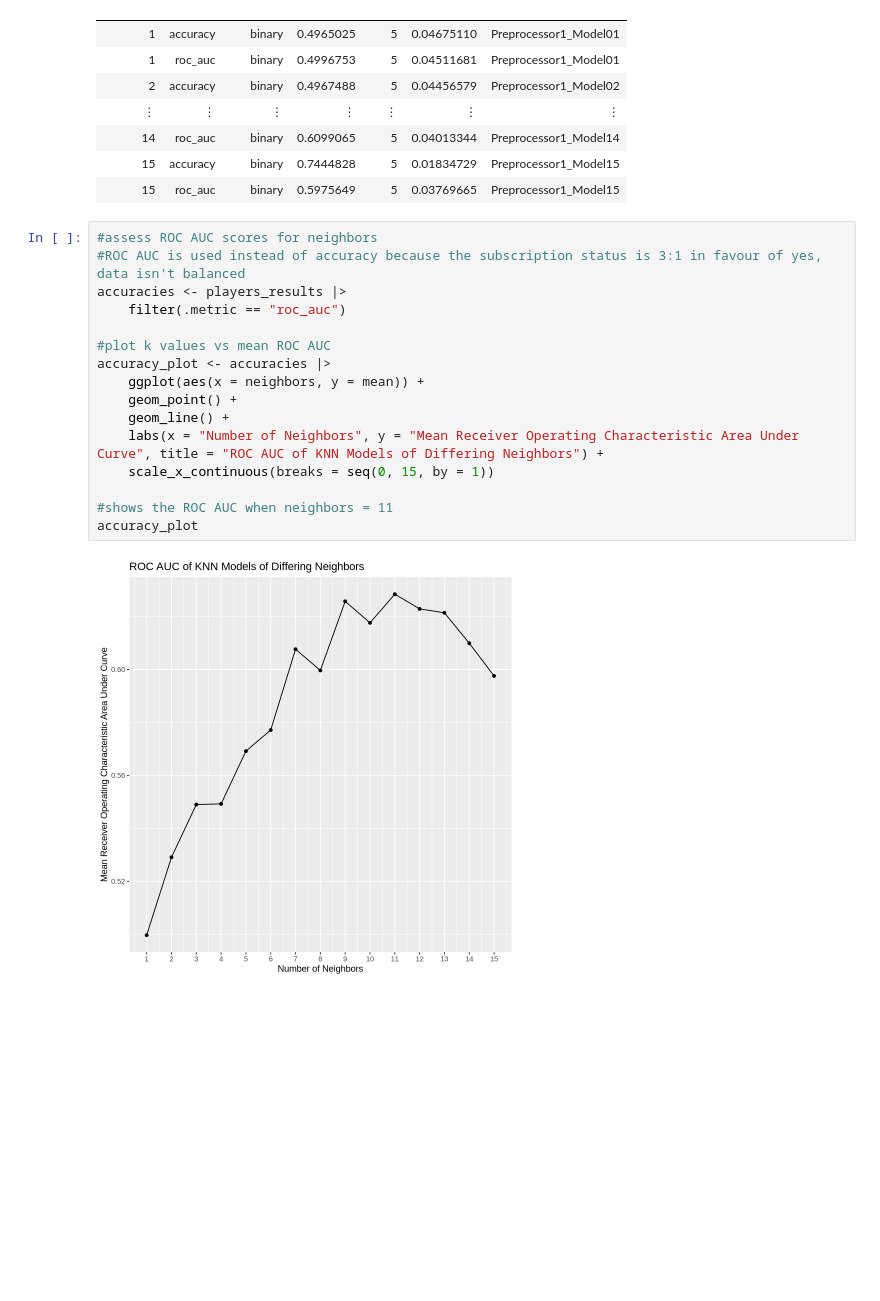
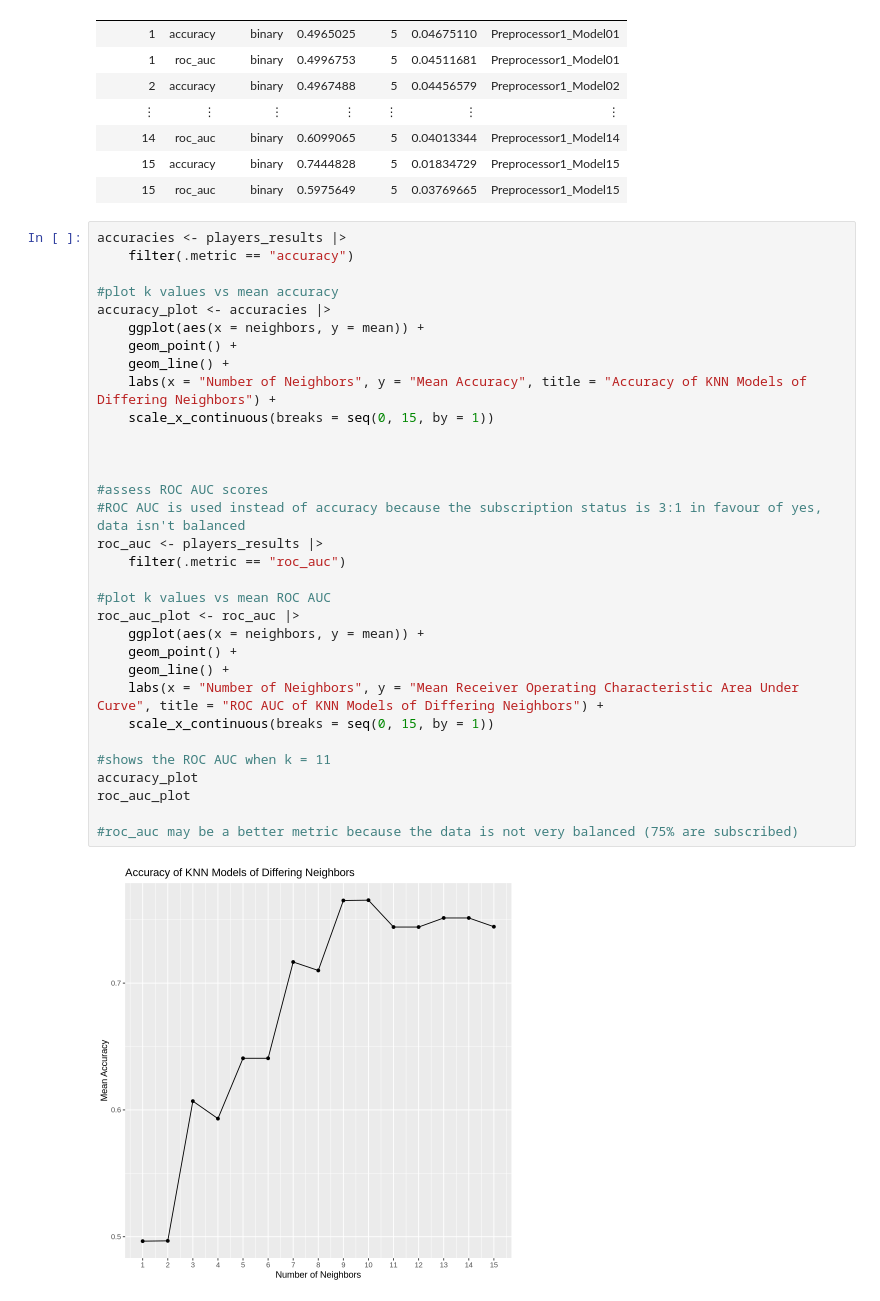
Before and after one commit to CSof-student/DSCI100_GROUP_25_PROJECT, a Jupyter notebook: project_report.ipynb, the cells around one changed output. Saved outputs shown, nothing was run; the diff lists cells and outputs as text; blank space fills up the shorter version.

Commit message:
data wrangled, accuracy results produced

```diff
--- a/project_report.ipynb
+++ b/project_report.ipynb
@@ -319,20 +306,36 @@ A tibble: 30 × 7
 | 15 | accuracy | binary | 0.7444828 | 5 | 0.01834729 | Preprocessor1_Model15 |
 | 15 | roc_auc | binary | 0.5975649 | 5 | 0.03769665 | Preprocessor1_Model15 |
 # %%
-#assess ROC AUC scores for neighbors
+accuracies <- players_results |>
+    filter(.metric == "accuracy")
+
+#plot k values vs mean accuracy
+accuracy_plot <- accuracies |>
+    ggplot(aes(x = neighbors, y = mean)) +
+    geom_point() +
+    geom_line() +
+    labs(x = "Number of Neighbors", y = "Mean Accuracy", title = "Accuracy of KNN Models of Differing Neighbors") +
+    scale_x_continuous(breaks = seq(0, 15, by = 1))
+
+
+
+#assess ROC AUC scores
 #ROC AUC is used instead of accuracy because the subscription status is 3:1 in favour of yes, data isn't balanced
-accuracies <- players_results |>
+roc_auc <- players_results |>
     filter(.metric == "roc_auc")
 
 #plot k values vs mean ROC AUC
-accuracy_plot <- accuracies |>
+roc_auc_plot <- roc_auc |>
     ggplot(aes(x = neighbors, y = mean)) +
     geom_point() +
     geom_line() +
     labs(x = "Number of Neighbors", y = "Mean Receiver Operating Characteristic Area Under Curve", title = "ROC AUC of KNN Models of Differing Neighbors") +
     scale_x_continuous(breaks = seq(0, 15, by = 1))
 
-#shows the ROC AUC when neighbors = 11
+#shows the ROC AUC when k = 11
 accuracy_plot
+roc_auc_plot
+
+#roc_auc may be a better metric because the data is not very balanced (75% are subscribed)
 # %% [output]
-[figure, old version]
+[figure, new version]
```
Also changed, not shown: parts of 4 cells of this notebook.
